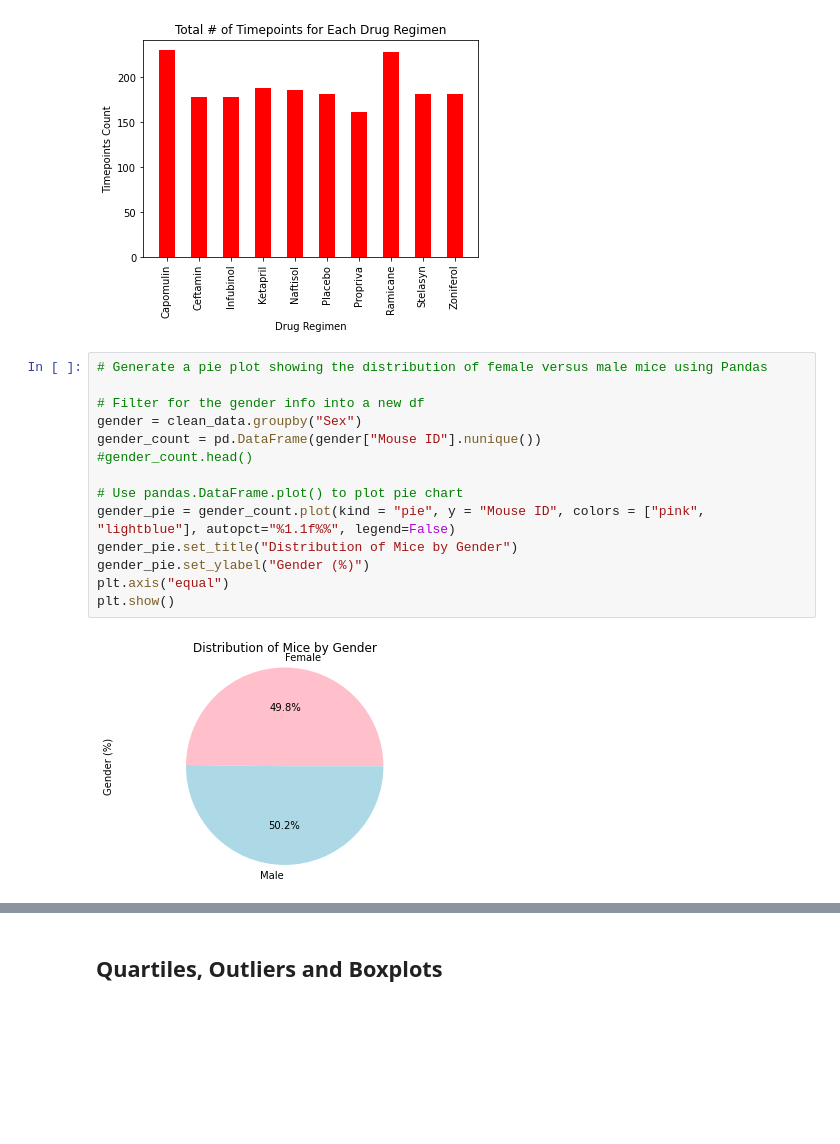
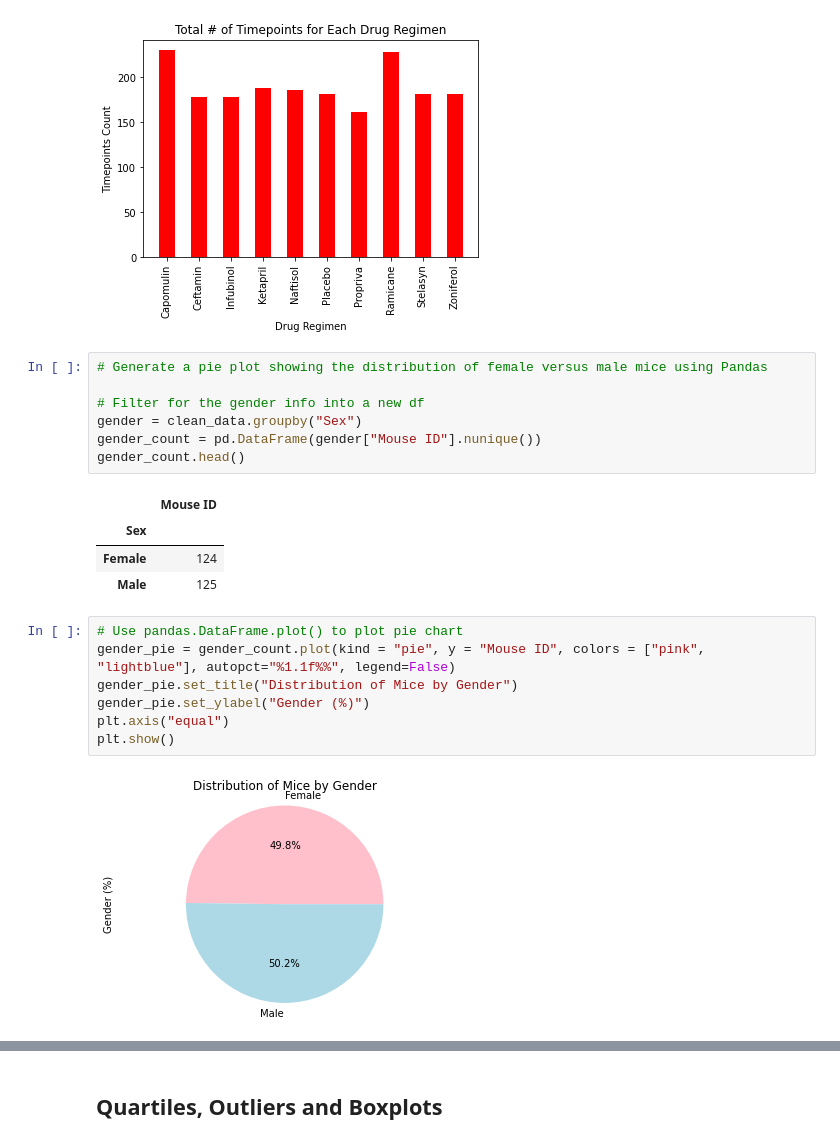
Before and after one commit to stefanyl/pymaceuticals-challenge, a Jupyter notebook: pymaceuticals_starter_hw.ipynb, the cells around one changed output, grey strips where cells are left out. Drawn from its saved outputs; the diff is of its cells as text; blank space fills up the shorter version.

```diff
--- a/pymaceuticals_starter_hw.ipynb
+++ b/pymaceuticals_starter_hw.ipynb
@@ -233,14 +233,19 @@ plt.ylabel("Timepoints Count")
 plt.show()
 # %% [output]
 [figure]
+# %%
+# Generate a pie plot showing the distribution of female versus male mice using Pandas
+
+# Filter for the gender info into a new df
+gender = clean_data.groupby("Sex")
+gender_count = pd.DataFrame(gender["Mouse ID"].nunique())
+gender_count.head()
+# %% [output]
+|  | Mouse ID |
+| Sex |  |
+| Female | 124 |
+| Male | 125 |
 # %%
-# Generate a pie plot showing the distribution of female versus male mice using Pandas
-
-# Filter for the gender info into a new df
-gender = clean_data.groupby("Sex")
-gender_count = pd.DataFrame(gender["Mouse ID"].nunique())
-#gender_count.head()
-
 # Use pandas.DataFrame.plot() to plot pie chart
 gender_pie = gender_count.plot(kind = "pie", y = "Mouse ID", colors = ["pink", "lightblue"], autopct="%1.1f%%", legend=False)
 gender_pie.set_title("Distribution of Mice by Gender")
```
Also changed, not shown: parts of 1 cell of this notebook.
